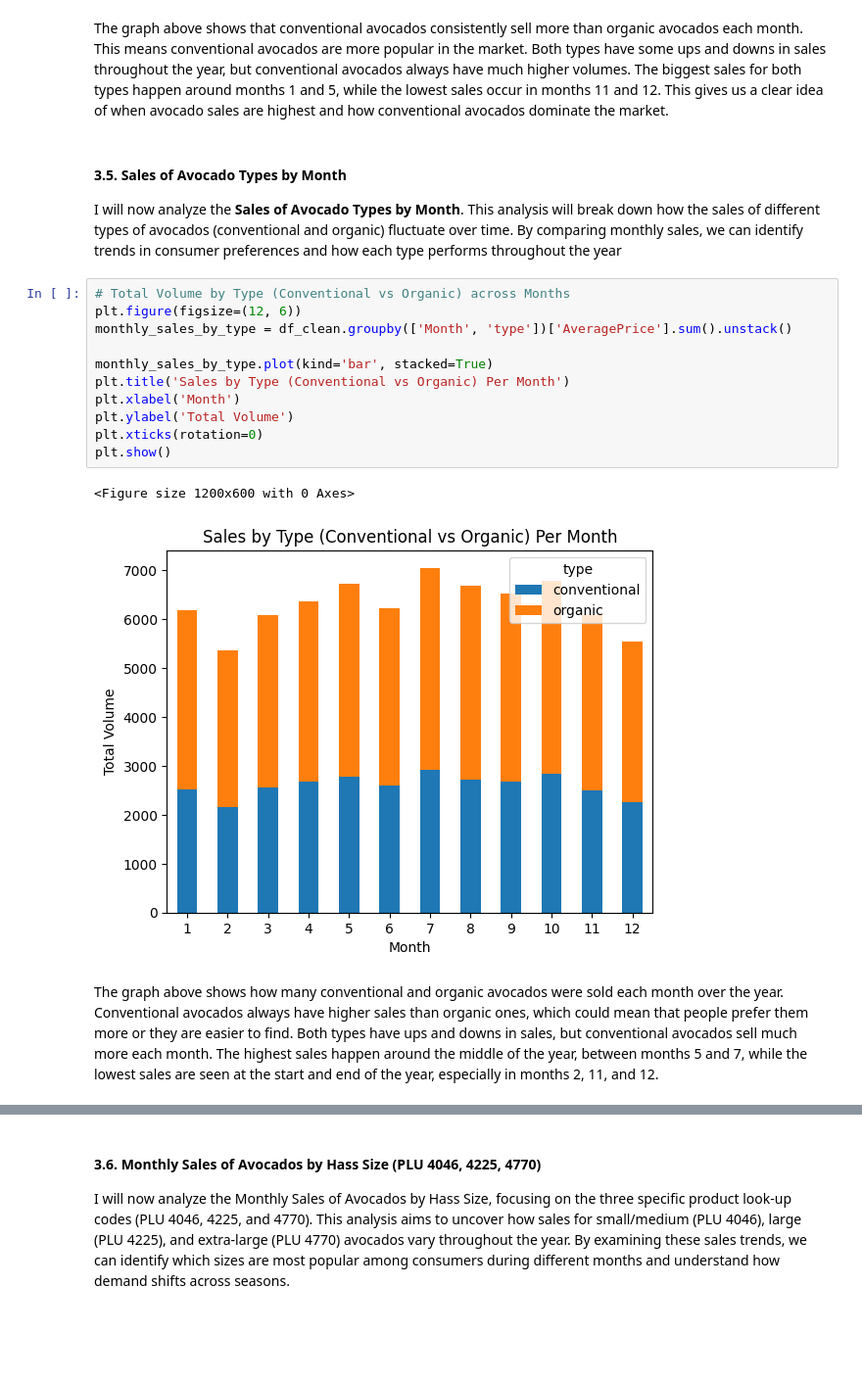
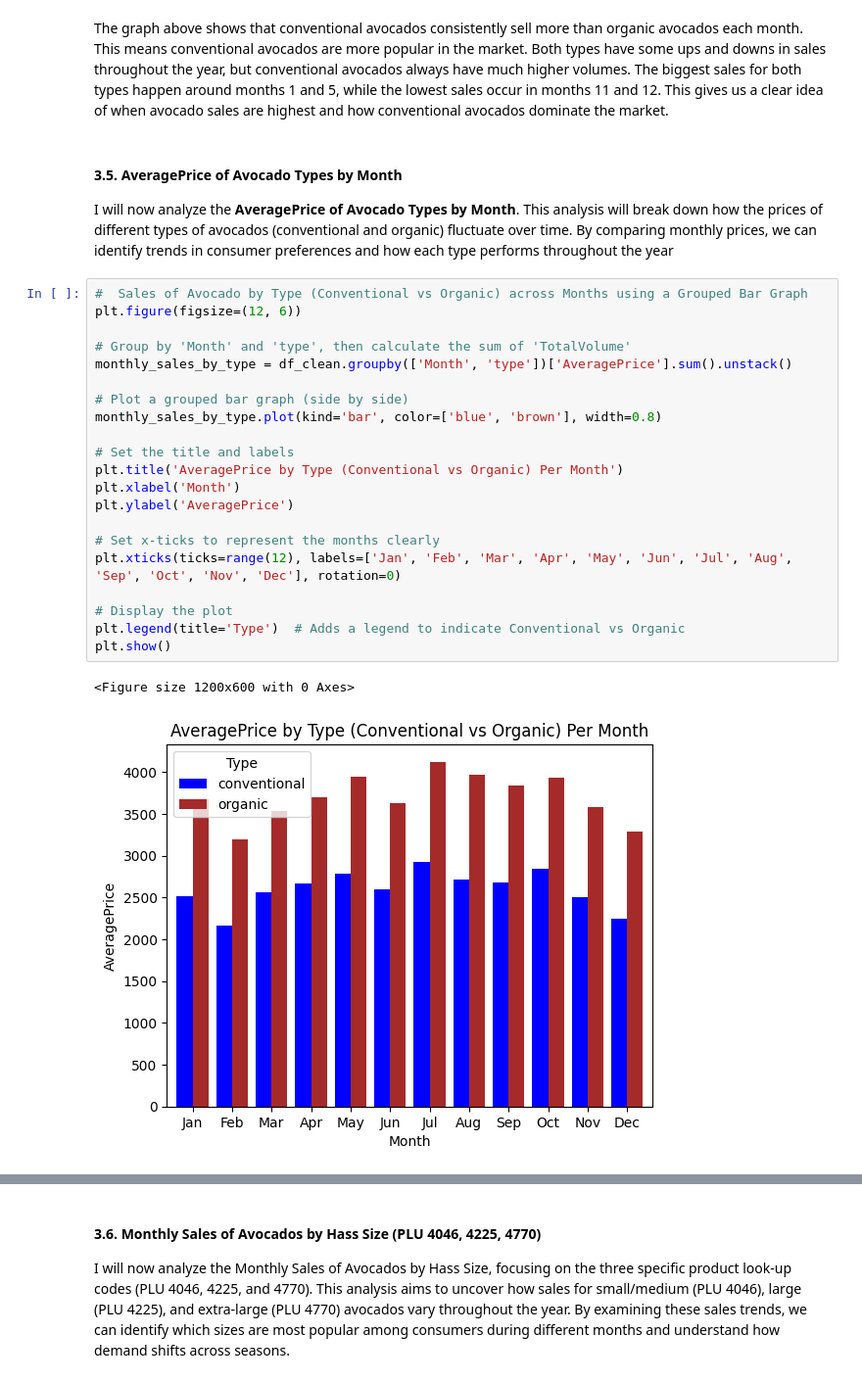
Before and after one commit to keneilweRangw/Mastering-Avocado-Prices, a Jupyter notebook: QCTO_Workplace_Module_K_Rangwaga.ipynb, the cells around one changed output, grey strips where cells are left out. Shown at 98% size. Drawn from its saved outputs; the diff is of its cells as text; blank space fills up the shorter version.

Commit message:
Data Visualisation and Reporting Processes

```diff
--- a/QCTO_Workplace_Module_K_Rangwaga.ipynb
+++ b/QCTO_Workplace_Module_K_Rangwaga.ipynb
@@ -735,21 +747,29 @@ plt.show()
 # %% [markdown]
 The  graph above shows that conventional avocados consistently sell more than organic avocados each month. This means conventional avocados are more popular in the market. Both types have some ups and downs in sales throughout the year, but conventional avocados always have much higher volumes. The biggest sales for both types happen around months 1 and 5, while the lowest sales occur in months 11 and 12. This gives us a clear idea of when avocado sales are highest and how conventional avocados dominate the market.
 # %% [markdown]
-#### 3.5. Sales of Avocado Types by Month
-I will now analyze the **Sales of Avocado Types by Month**. This analysis will break down how the sales of different types of avocados (conventional and organic) fluctuate over time. By comparing monthly sales, we can identify trends in consumer preferences and how each type performs throughout the year
+#### 3.5. AveragePrice of Avocado Types by Month
+I will now analyze the **AveragePrice of Avocado Types by Month**. This analysis will break down how the prices of different types of avocados (conventional and organic) fluctuate over time. By comparing monthly prices, we can identify trends in consumer preferences and how each type performs throughout the year
 # %%
-# Total Volume by Type (Conventional vs Organic) across Months
+#  Sales of Avocado by Type (Conventional vs Organic) across Months using a Grouped Bar Graph
 plt.figure(figsize=(12, 6))
+
+# Group by 'Month' and 'type', then calculate the sum of 'TotalVolume'
 monthly_sales_by_type = df_clean.groupby(['Month', 'type'])['AveragePrice'].sum().unstack()
 
-monthly_sales_by_type.plot(kind='bar', stacked=True)
-plt.title('Sales by Type (Conventional vs Organic) Per Month')
+# Plot a grouped bar graph (side by side)
+monthly_sales_by_type.plot(kind='bar', color=['blue', 'brown'], width=0.8)
+
+# Set the title and labels
+plt.title('AveragePrice by Type (Conventional vs Organic) Per Month')
 plt.xlabel('Month')
-plt.ylabel('Total Volume')
-plt.xticks(rotation=0)
+plt.ylabel('AveragePrice')
+
+# Set x-ticks to represent the months clearly
+plt.xticks(ticks=range(12), labels=['Jan', 'Feb', 'Mar', 'Apr', 'May', 'Jun', 'Jul', 'Aug', 'Sep', 'Oct', 'Nov', 'Dec'], rotation=0)
+
+# Display the plot
+plt.legend(title='Type')  # Adds a legend to indicate Conventional vs Organic
 plt.show()
 # %% [output]
 <Figure size 1200x600 with 0 Axes>
-[figure, old version]
+[figure, new version]
-# %% [markdown]
-The graph above shows how many conventional and organic avocados were sold each month over the year. Conventional avocados always have higher sales than organic ones, which could mean that people prefer them more or they are easier to find. Both types have ups and downs in sales, but conventional avocados sell much more each month. The highest sales happen around the middle of the year, between months 5 and 7, while the lowest sales are seen at the start and end of the year, especially in months 2, 11, and 12.
```
Also changed, not shown: parts of 73 cells of this notebook, 2 other files.
